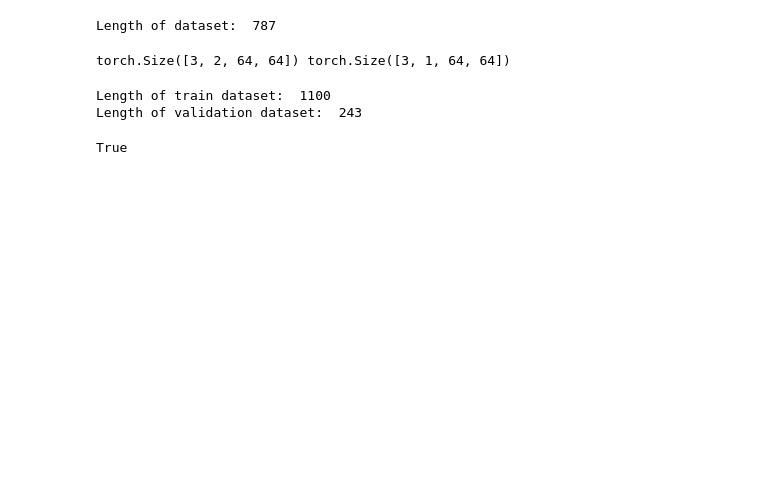
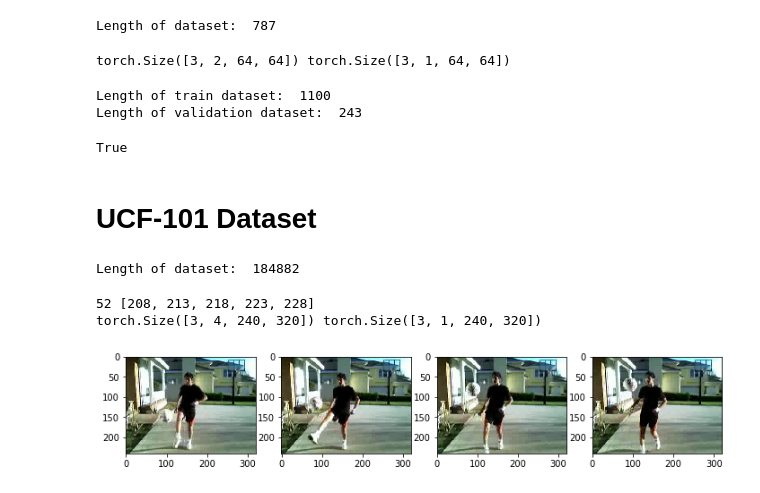
Before and after one commit to APirchner/psychicgan, a Jupyter notebook: utils/DataSet_test.ipynb, the cells around one changed output. Saved outputs shown, nothing was run; the diff lists cells and outputs as text; code cells hidden in the pictures; blank space fills up the shorter version.

Commit message:
Implemented interface Dataset class for UCF101.

```diff
--- a/utils/DataSet_test.ipynb
+++ b/utils/DataSet_test.ipynb
@@ -29,3 +33,28 @@ val_loader = data.DataLoader(val_data, batch_size = 1, shuffle = False, num_work
 torch.cuda.is_available()
 # %% [output]
 True
+# %% [markdown]
+# UCF-101 Dataset
+# %%
+vd = UCF101Data(4,1,4,5,'/home/ewok261/Documents/psychic-gan/data/UCF-101')
+
+print('Length of dataset: ', len(vd))
+# %% [output]
+Length of dataset:  184882
+# %%
+x,y = vd[165896]
+print(x.shape,y.shape)
+# %% [output]
+52 [208, 213, 218, 223, 228]
+torch.Size([3, 4, 240, 320]) torch.Size([3, 1, 240, 320])
+# %%
+x = x.cpu().squeeze().permute(1,2,3,0).numpy()
+y = y.cpu().squeeze().permute(1,2,0).numpy()
+
+plt.figure(figsize=(15, 6))
+# img
+for idx in range(4):
+    plt.subplot(2, 5, idx+1)
+    plt.imshow(x[idx])
+# %% [output]
+[figure, added]
```
Also changed, not shown: parts of 2 cells of this notebook, 2 other files.
